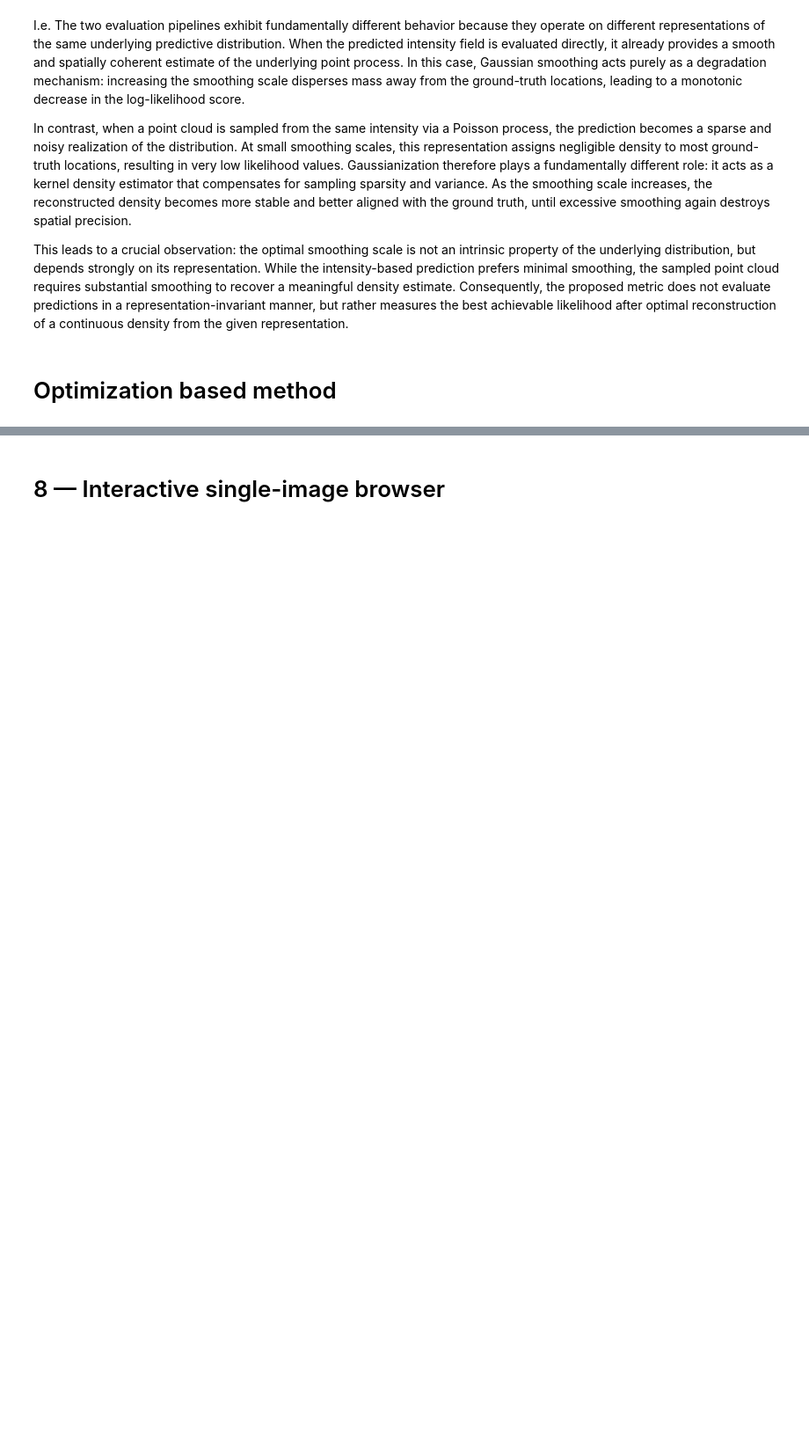
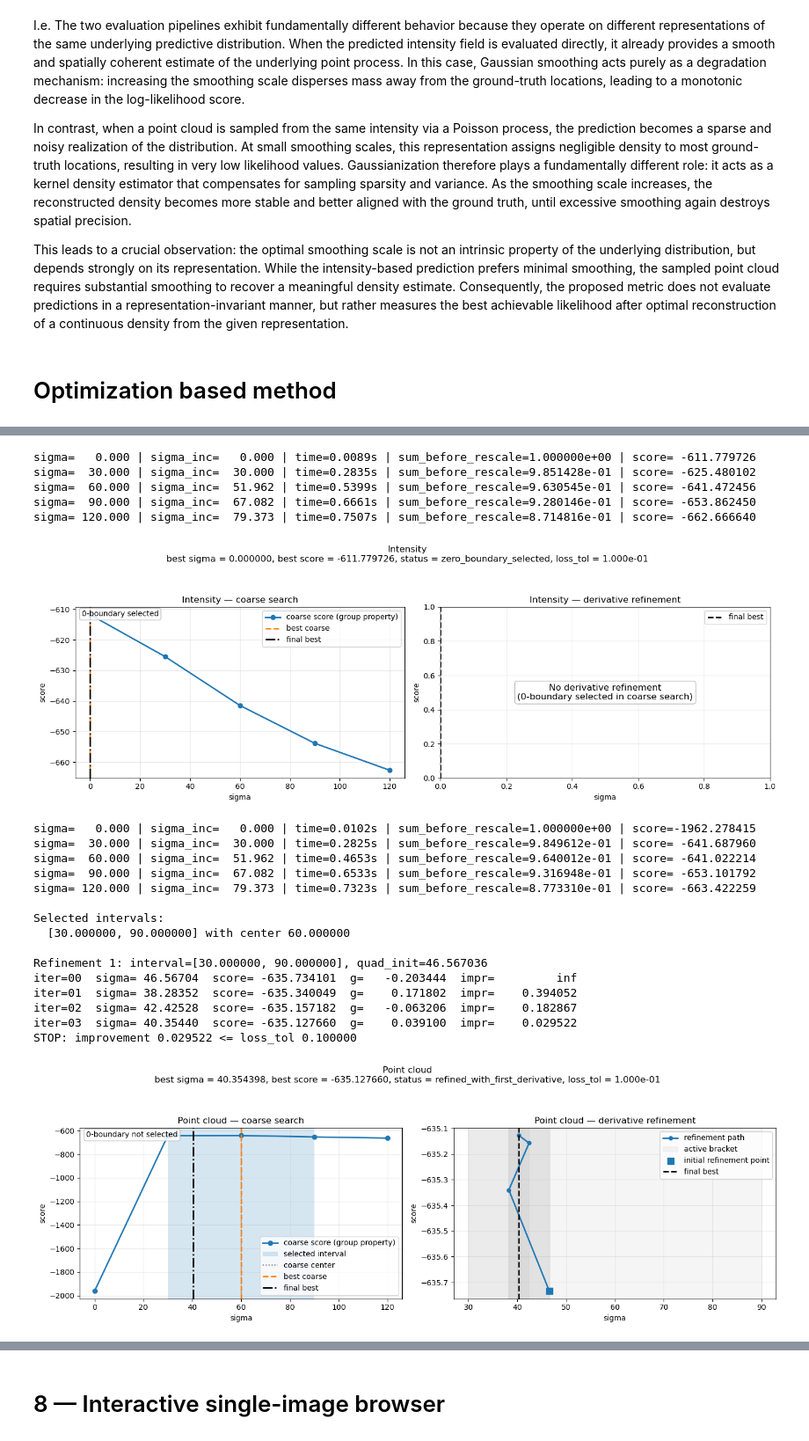
Before and after one commit to fragenabhaken-ux/CMPPP_Radar_MMSegmentation, a Jupyter notebook: ppp_analysis/metric_stat_analysis_PPPloss_based.ipynb, the cells around one changed output, grey strips where cells are left out. Shown at 88% size. Saved outputs shown, nothing was run; the diff lists cells and outputs as text; code cells hidden in the pictures; blank space fills up the shorter version.

```diff
--- a/ppp_analysis/metric_stat_analysis_PPPloss_based.ipynb
+++ b/ppp_analysis/metric_stat_analysis_PPPloss_based.ipynb
@@ -958,15 +777,0 @@ iter=06  sigma=40.955068  score=-636.347709  grad=0.000840
-# %%
-fig, ax = plt.subplots(1, 2, figsize=(12, 4))
-
-ax[0].plot(res_int_sec["sigma_history"], res_int_sec["score_history"], marker="o")
-ax[0].set_title("Intensity secant optimization path")
-ax[0].set_xlabel("sigma")
-ax[0].set_ylabel("score")
-
-ax[1].plot(res_pc_sec["sigma_history"], res_pc_sec["score_history"], marker="o")
-ax[1].set_title("Point-cloud secant optimization path")
-ax[1].set_xlabel("sigma")
-ax[1].set_ylabel("score")
-
-plt.tight_layout()
-plt.show()
@@ -974,0 +1753,47 @@ plt.show()
+# %%
+# ============================================================
+# 8) Example usage
+# ============================================================
+
+res_int = optimize_sigma_hybrid_group_then_grad(
+    pred_lambda0,
+    gt_support0,
+    sigma_max=120.0,
+    n_coarse=5,
+    loss_tol=1e-1,
+    verbose=True,
+)
+plot_sigma_hybrid_result(res_int, title="Intensity")
+
+res_pc = optimize_sigma_hybrid_group_then_grad(
+    sampled_pc0,
+    gt_support0,
+    sigma_max=120.0,
+    n_coarse=5,
+    loss_tol=1e-1,
+    verbose=True,
+)
+plot_sigma_hybrid_result(res_pc, title="Point cloud")
+# %% [output]
+sigma=   0.000 | sigma_inc=   0.000 | time=0.0089s | sum_before_rescale=1.000000e+00 | score= -611.779726
+sigma=  30.000 | sigma_inc=  30.000 | time=0.2835s | sum_before_rescale=9.851428e-01 | score= -625.480102
+sigma=  60.000 | sigma_inc=  51.962 | time=0.5399s | sum_before_rescale=9.630545e-01 | score= -641.472456
+sigma=  90.000 | sigma_inc=  67.082 | time=0.6661s | sum_before_rescale=9.280146e-01 | score= -653.862450
+sigma= 120.000 | sigma_inc=  79.373 | time=0.7507s | sum_before_rescale=8.714816e-01 | score= -662.666640
+[figure, added]
+sigma=   0.000 | sigma_inc=   0.000 | time=0.0102s | sum_before_rescale=1.000000e+00 | score=-1962.278415
+sigma=  30.000 | sigma_inc=  30.000 | time=0.2825s | sum_before_rescale=9.849612e-01 | score= -641.687960
+sigma=  60.000 | sigma_inc=  51.962 | time=0.4653s | sum_before_rescale=9.640012e-01 | score= -641.022214
+sigma=  90.000 | sigma_inc=  67.082 | time=0.6533s | sum_before_rescale=9.316948e-01 | score= -653.101792
+sigma= 120.000 | sigma_inc=  79.373 | time=0.7323s | sum_before_rescale=8.773310e-01 | score= -663.422259
+
+Selected intervals:
+  [30.000000, 90.000000] with center 60.000000
+
+Refinement 1: interval=[30.000000, 90.000000], quad_init=46.567036
+iter=00  sigma= 46.56704  score= -635.734101  g=   -0.203444  impr=         inf
+iter=01  sigma= 38.28352  score= -635.340049  g=    0.171802  impr=    0.394052
+iter=02  sigma= 42.42528  score= -635.157182  g=   -0.063206  impr=    0.182867
+iter=03  sigma= 40.35440  score= -635.127660  g=    0.039100  impr=    0.029522
+STOP: improvement 0.029522 <= loss_tol 0.100000
+[figure, added]
```
Also changed, not shown: parts of 47 cells of this notebook, 3 other files.
